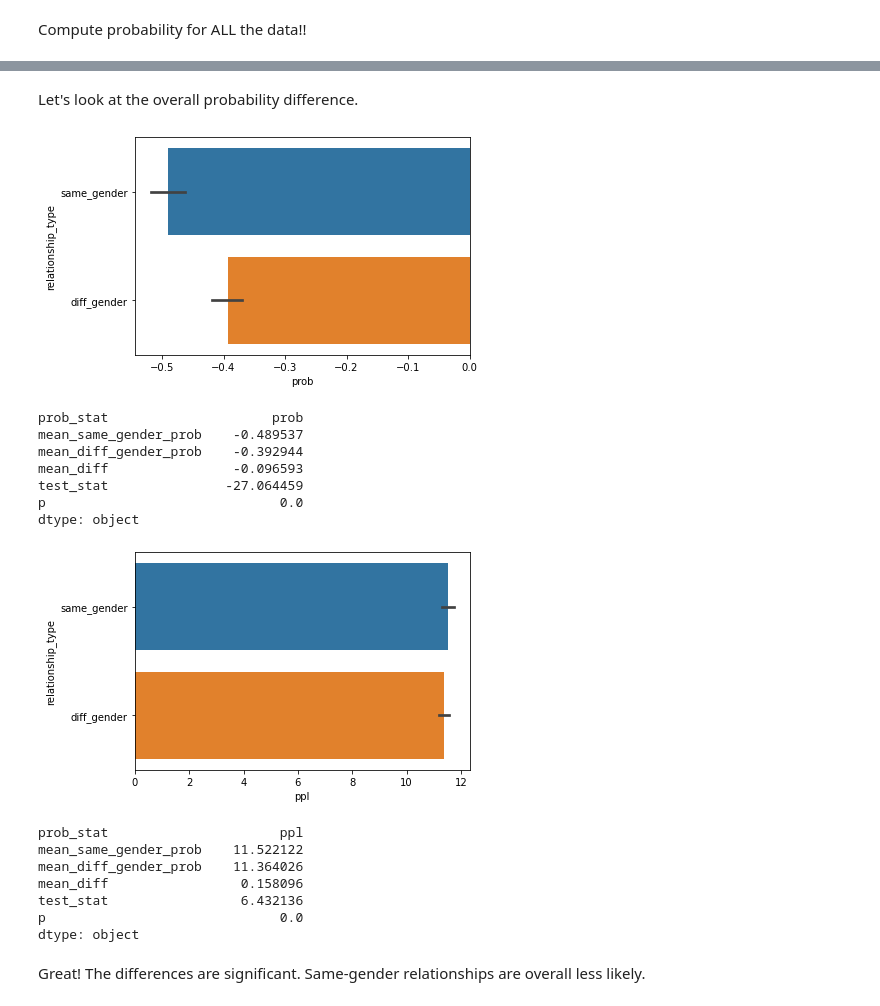
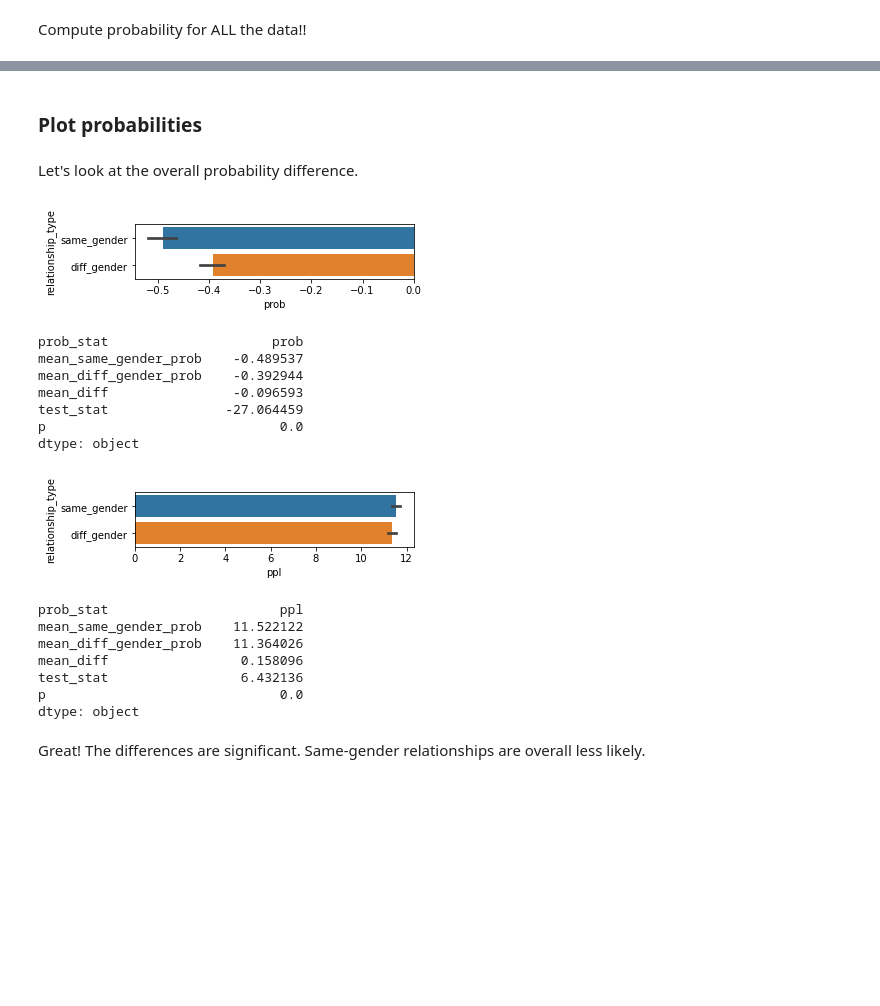
Before and after one commit to ianbstewart/multilingual-same-gender-bias, a Jupyter notebook: query_language_models.ipynb, the cells around one changed output, grey strips where cells are left out. Drawn from its saved outputs; the diff is of its cells as text; code cells hidden in the pictures; blank space fills up the shorter version.

```diff
--- a/query_language_models.ipynb
+++ b/query_language_models.ipynb
@@ -252,3 +261,5 @@ relationship_sent_data.to_csv('data/multilingual_occupation_relationship_LM_prob
+# %% [markdown]
+### Plot probabilities
 # %% [markdown]
 Let's look at the overall probability difference.
 # %%
@@ -276,15 +287,16 @@ def compare_same_diff_gender_prob_data(data, prob_stat='prob', align_vars=['lang
 # %%
 prob_stats = ['prob', 'ppl']
 align_vars = ['lang', 'subject_word', 'subject_gender']
 for prob_stat_i in prob_stats:
+    plt.figure(figsize=(5, 1))
     sns.barplot(data=relationship_sent_data, y='relationship_type', x=prob_stat_i)
     plt.show()
     ## significance testing
     compare_stats_i = compare_same_diff_gender_prob_data(relationship_sent_data, prob_stat=prob_stat_i, align_vars=align_vars)
     display(compare_stats_i)
 #     print(f'stat = {prob_stat_i}; mean diff = {mean_diff:.3f} (test stat = {test_stat:.3f}; p = {p_val:.3E})')
 # %% [output]
-[figure, old version]
+[figure, new version]
 prob_stat                     prob
 mean_same_gender_prob    -0.489537
 mean_diff_gender_prob    -0.392944
@@ -292,7 +304,7 @@ mean_diff                -0.096593
 test_stat               -27.064459
 p                              0.0
 dtype: object
-[figure, old version]
+[figure, new version]
 prob_stat                      ppl
 mean_same_gender_prob    11.522122
 mean_diff_gender_prob    11.364026
```
Also changed, not shown: parts of 16 cells of this notebook, 2 other files.
